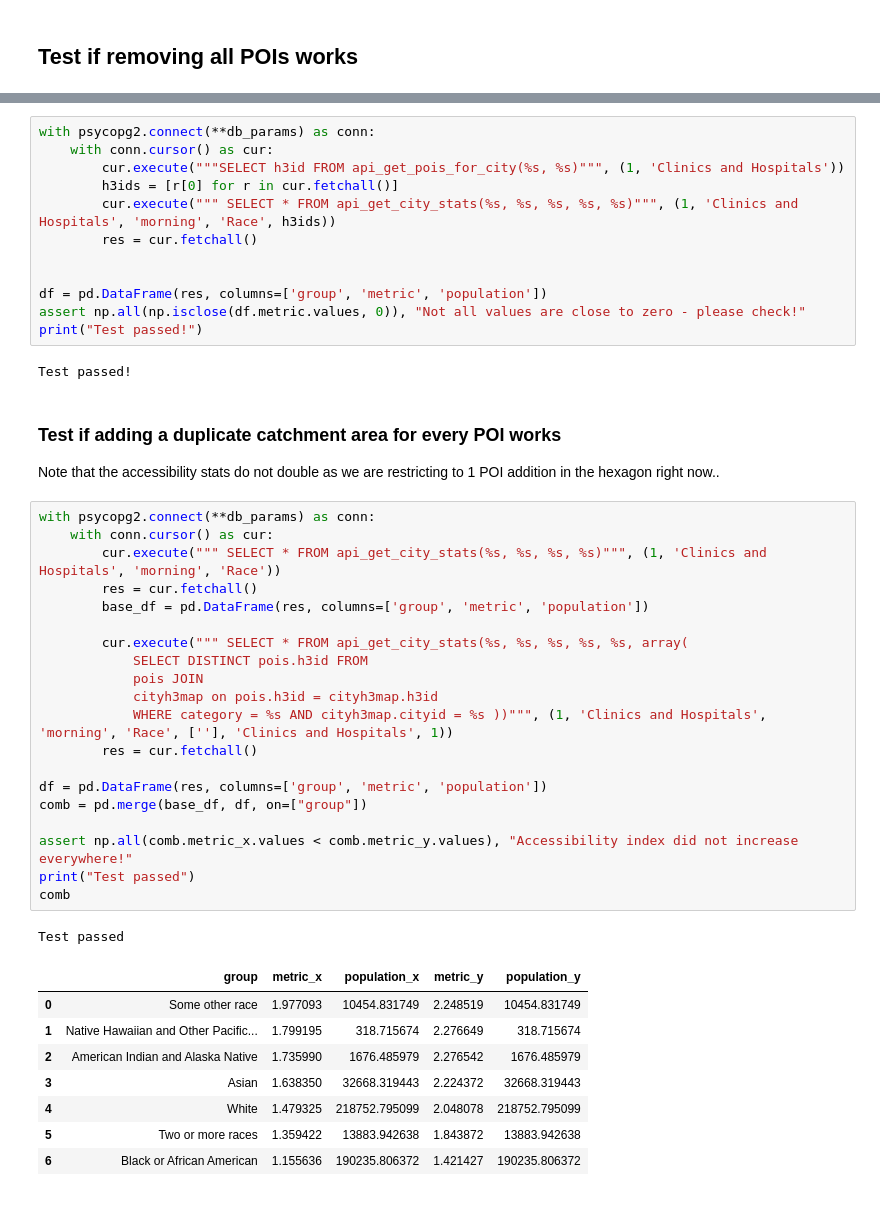
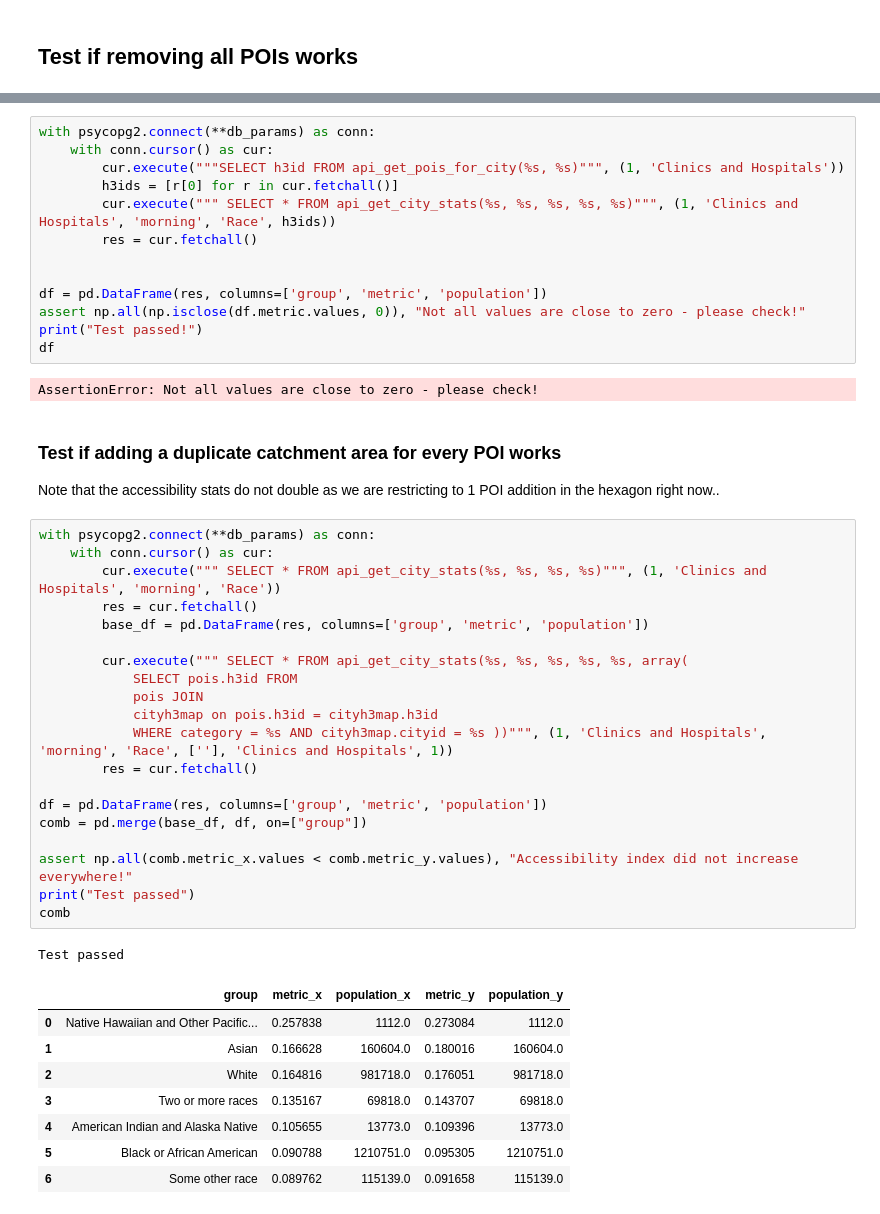
Before and after one commit to slazien/cse6242_backend, a Jupyter notebook: src/sql_functions/city_stats.ipynb, the cells around one changed output, grey strips where cells are left out. Saved outputs shown, nothing was run; the diff lists cells and outputs as text.

```diff
--- a/src/sql_functions/city_stats.ipynb
+++ b/src/sql_functions/city_stats.ipynb
@@ -162,8 +207,9 @@ with psycopg2.connect(**db_params) as conn:
 df = pd.DataFrame(res, columns=['group', 'metric', 'population'])
 assert np.all(np.isclose(df.metric.values, 0)), "Not all values are close to zero - please check!"
 print("Test passed!")
+df
 # %% [output]
-Test passed!
+AssertionError: Not all values are close to zero - please check!
 # %% [markdown]
 ### Test if adding a duplicate catchment area for every POI works
 
@@ -171,30 +217,30 @@ Note that the accessibility stats do not double as we are restricting to 1 POI a
 # %%
 with psycopg2.connect(**db_params) as conn:
     with conn.cursor() as cur:
         cur.execute(""" SELECT * FROM api_get_city_stats(%s, %s, %s, %s)""", (1, 'Clinics and Hospitals', 'morning', 'Race'))
         res = cur.fetchall()
         base_df = pd.DataFrame(res, columns=['group', 'metric', 'population'])
 
         cur.execute(""" SELECT * FROM api_get_city_stats(%s, %s, %s, %s, %s, array(
-            SELECT DISTINCT pois.h3id FROM
+            SELECT pois.h3id FROM
             pois JOIN
             cityh3map on pois.h3id = cityh3map.h3id
             WHERE category = %s AND cityh3map.cityid = %s ))""", (1, 'Clinics and Hospitals', 'morning', 'Race', [''], 'Clinics and Hospitals', 1))
         res = cur.fetchall()
 
 df = pd.DataFrame(res, columns=['group', 'metric', 'population'])
 comb = pd.merge(base_df, df, on=["group"])
 
 assert np.all(comb.metric_x.values < comb.metric_y.values), "Accessibility index did not increase everywhere!"
 print("Test passed")
 comb
 # %% [output]
 Test passed
 |  | group | metric_x | population_x | metric_y | population_y |
-| 0 | Some other race | 1.977093 | 10454.831749 | 2.248519 | 10454.831749 |
-| 1 | Native Hawaiian and Other Pacific... | 1.799195 | 318.715674 | 2.276649 | 318.715674 |
-| 2 | American Indian and Alaska Native | 1.735990 | 1676.485979 | 2.276542 | 1676.485979 |
-| 3 | Asian | 1.638350 | 32668.319443 | 2.224372 | 32668.319443 |
-| 4 | White | 1.479325 | 218752.795099 | 2.048078 | 218752.795099 |
-| 5 | Two or more races | 1.359422 | 13883.942638 | 1.843872 | 13883.942638 |
-| 6 | Black or African American | 1.155636 | 190235.806372 | 1.421427 | 190235.806372 |
+| 0 | Native Hawaiian and Other Pacific... | 0.257838 | 1112.0 | 0.273084 | 1112.0 |
+| 1 | Asian | 0.166628 | 160604.0 | 0.180016 | 160604.0 |
+| 2 | White | 0.164816 | 981718.0 | 0.176051 | 981718.0 |
+| 3 | Two or more races | 0.135167 | 69818.0 | 0.143707 | 69818.0 |
+| 4 | American Indian and Alaska Native | 0.105655 | 13773.0 | 0.109396 | 13773.0 |
+| 5 | Black or African American | 0.090788 | 1210751.0 | 0.095305 | 1210751.0 |
+| 6 | Some other race | 0.089762 | 115139.0 | 0.091658 | 115139.0 |
```
Also changed, not shown: parts of 5 cells of this notebook, 3 other files.
